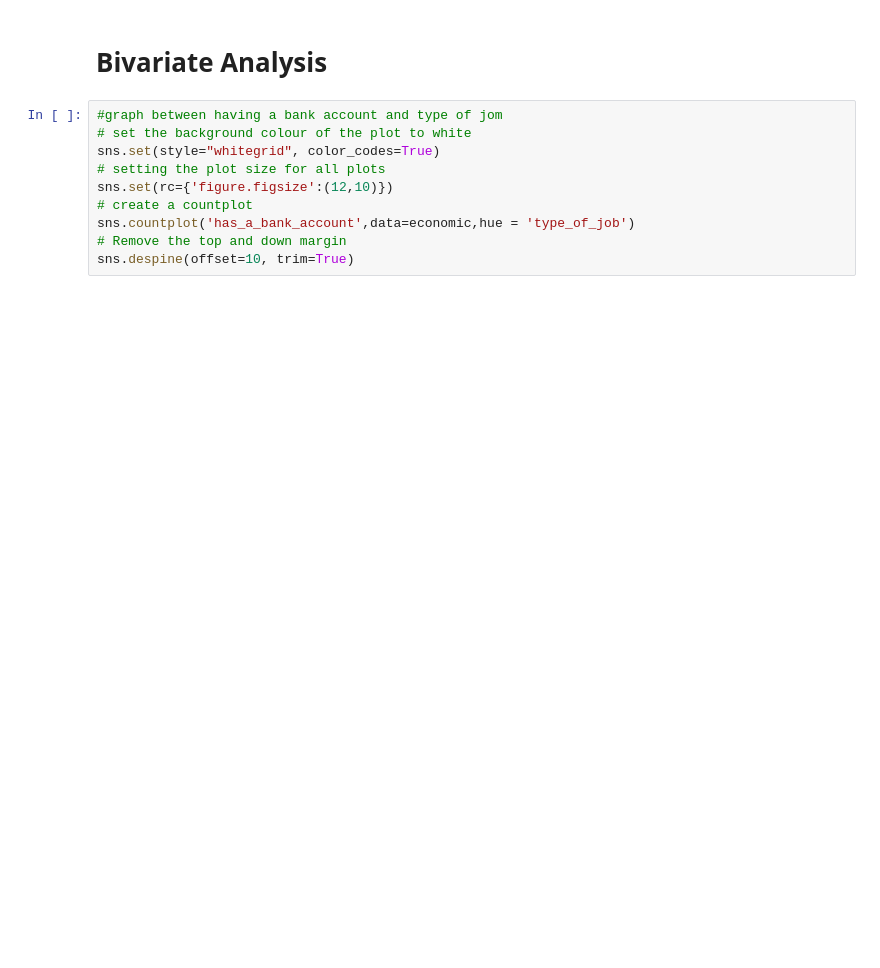
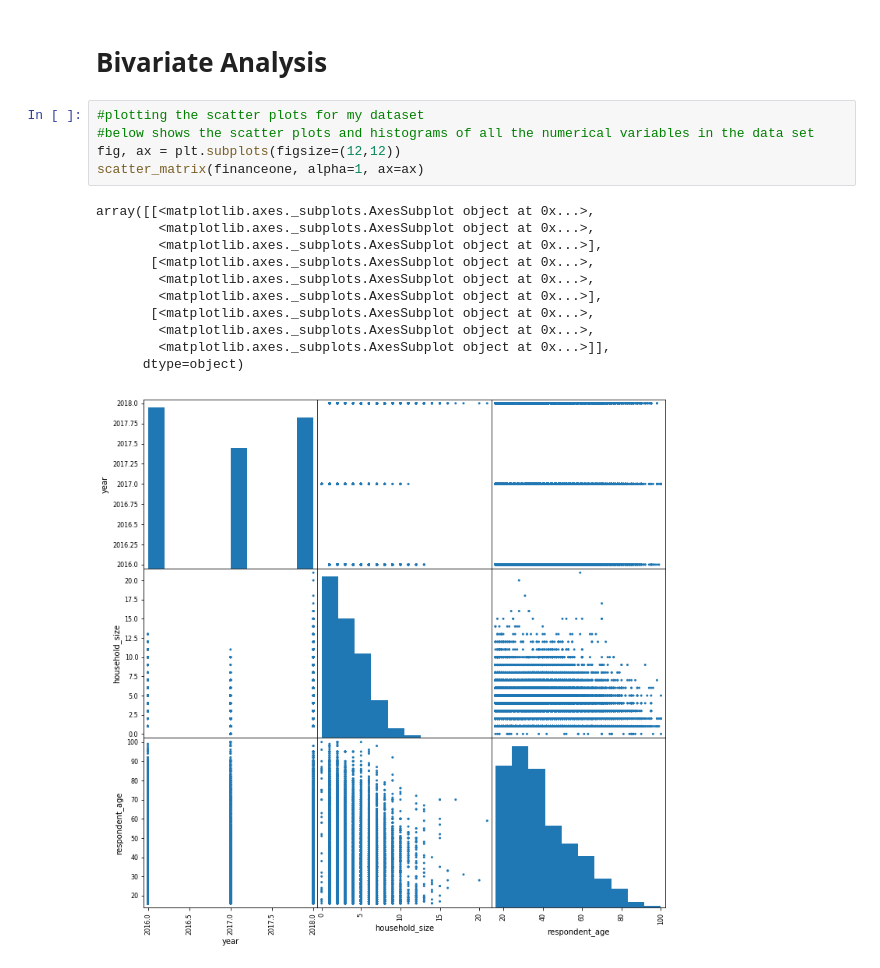
Before and after one commit to mwinzie/Financial-Outcomes, a Jupyter notebook: Moringa_Data_Science_Core_W2_Independent_Project_2019_08_Agnes_Mueni.ipynb, the cells around one changed output. Cells and saved outputs as stored; diff of their text form; blank space fills up the shorter version.

```diff
--- a/Moringa_Data_Science_Core_W2_Independent_Project_2019_08_Agnes_Mueni.ipynb
+++ b/Moringa_Data_Science_Core_W2_Independent_Project_2019_08_Agnes_Mueni.ipynb
@@ -326,12 +378,19 @@ plt.show()
 # %% [markdown]
 # Bivariate Analysis
-# %%
-#graph between having a bank account and type of jom
-# set the background colour of the plot to white
-sns.set(style="whitegrid", color_codes=True)
-# setting the plot size for all plots
-sns.set(rc={'figure.figsize':(12,10)})
-# create a countplot
-sns.countplot('has_a_bank_account',data=economic,hue = 'type_of_job')
-# Remove the top and down margin
-sns.despine(offset=10, trim=True)
+# %%
+#plotting the scatter plots for my dataset
+#below shows the scatter plots and histograms of all the numerical variables in the data set
+fig, ax = plt.subplots(figsize=(12,12))
+scatter_matrix(financeone, alpha=1, ax=ax)
+# %% [output]
+array([[<matplotlib.axes._subplots.AxesSubplot object at 0x...>,
+        <matplotlib.axes._subplots.AxesSubplot object at 0x...>,
+        <matplotlib.axes._subplots.AxesSubplot object at 0x...>],
+       [<matplotlib.axes._subplots.AxesSubplot object at 0x...>,
+        <matplotlib.axes._subplots.AxesSubplot object at 0x...>,
+        <matplotlib.axes._subplots.AxesSubplot object at 0x...>],
+       [<matplotlib.axes._subplots.AxesSubplot object at 0x...>,
+        <matplotlib.axes._subplots.AxesSubplot object at 0x...>,
+        <matplotlib.axes._subplots.AxesSubplot object at 0x...>]],
+      dtype=object)
+[figure, added]
```
Also changed, not shown: parts of 62 cells of this notebook.
